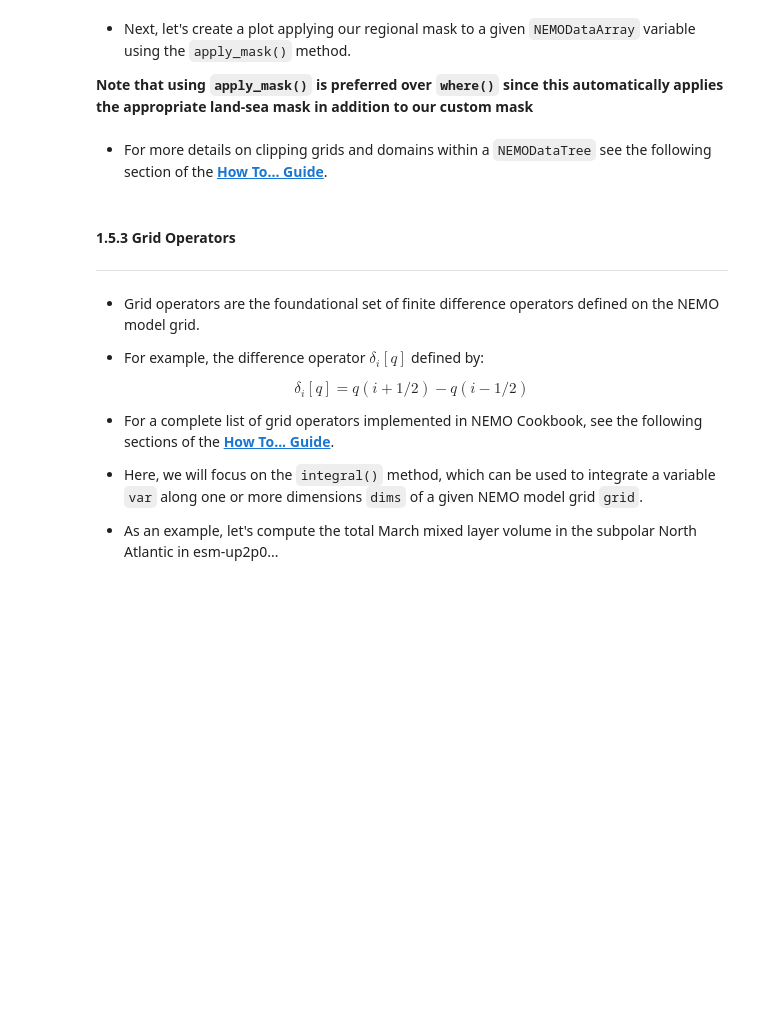
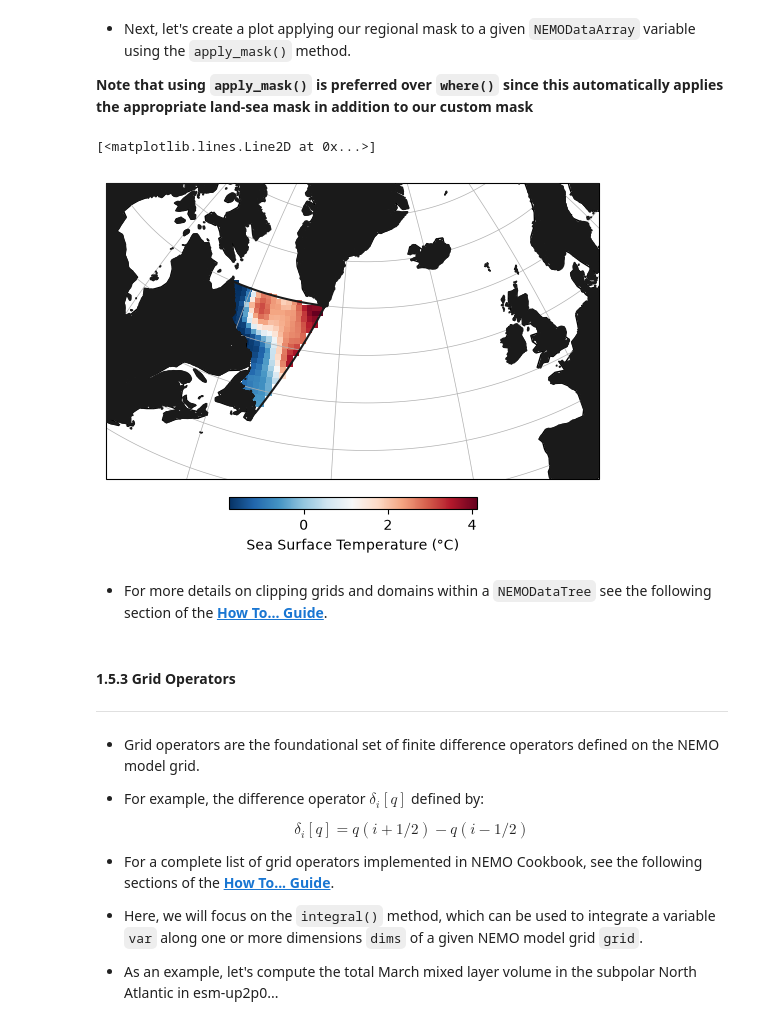
Before and after one commit to oj-tooth/nemo_cookbook_tutorial, a Jupyter notebook: tutorials/tutorial_1_getting_started_with_nemo_cookbook.ipynb, the cells around one changed output. Saved outputs shown, nothing was run; the diff lists cells and outputs as text; code cells hidden in the pictures; blank space fills up the shorter version.

```diff
--- a/tutorials/tutorial_1_getting_started_with_nemo_cookbook.ipynb
+++ b/tutorials/tutorial_1_getting_started_with_nemo_cookbook.ipynb
@@ -478,18 +1251,21 @@ LSea_mask
 **Note that using `apply_mask()` is preferred over `where()` since this automatically applies the appropriate land-sea mask in addition to our custom mask**
 # %%
 # Plotting Labrador Sea sub-domain sea surface temperature:
-(nemo['gridT/tos']
+(nemo['gridT/tos_con']
  .isel(time_counter=0)
  .apply_mask(LSea_mask)
  .geoplot(projection=ccrs.Orthographic(central_longitude=-35, central_latitude=50),
           extent=(-75, 0, 42, 70), # (-75°E, -0°E, 42°N, 70°N)
           cmap='RdBu_r',
           clabel_kwargs={'label': 'Sea Surface Temperature (°C)'}
           )
  )
 
 # Add IHO World Seas Labrador Sea polygon:
 plt.plot(lon_poly, lat_poly, transform=ccrs.PlateCarree(), color='0.1', linewidth=1.5)
+# %% [output]
+[<matplotlib.lines.Line2D at 0x...>]
+[figure, added]
 # %% [markdown]
 * For more details on clipping grids and domains within a `NEMODataTree` see the following section of the [**How To... Guide**](https://noc-msm.github.io/nemo_cookbook/howto/#clip-a-nemo-model-grid).
 # %% [markdown]
```
Also changed, not shown: parts of 36 cells of this notebook, 1 other file.
